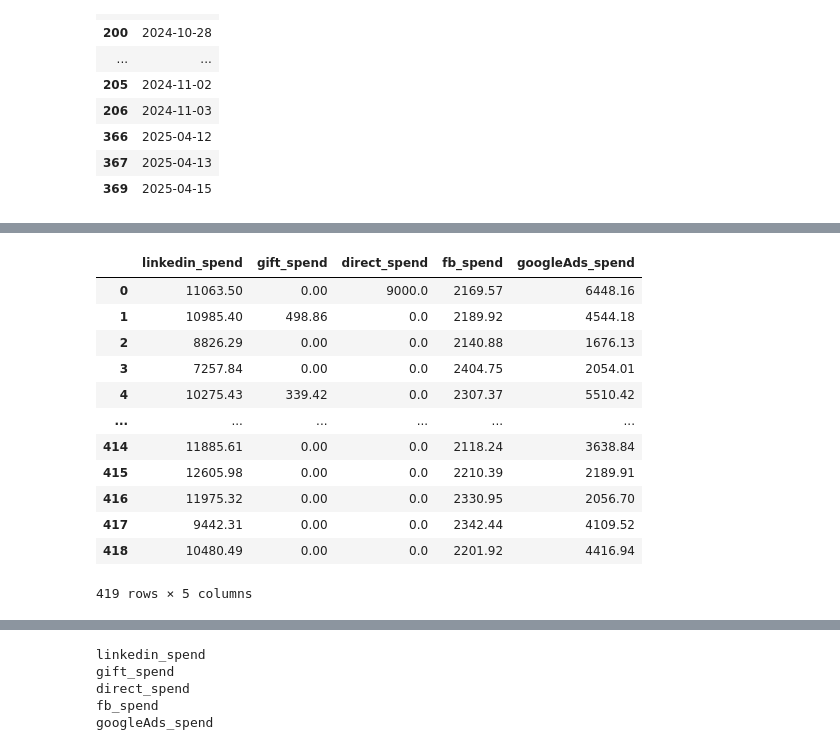
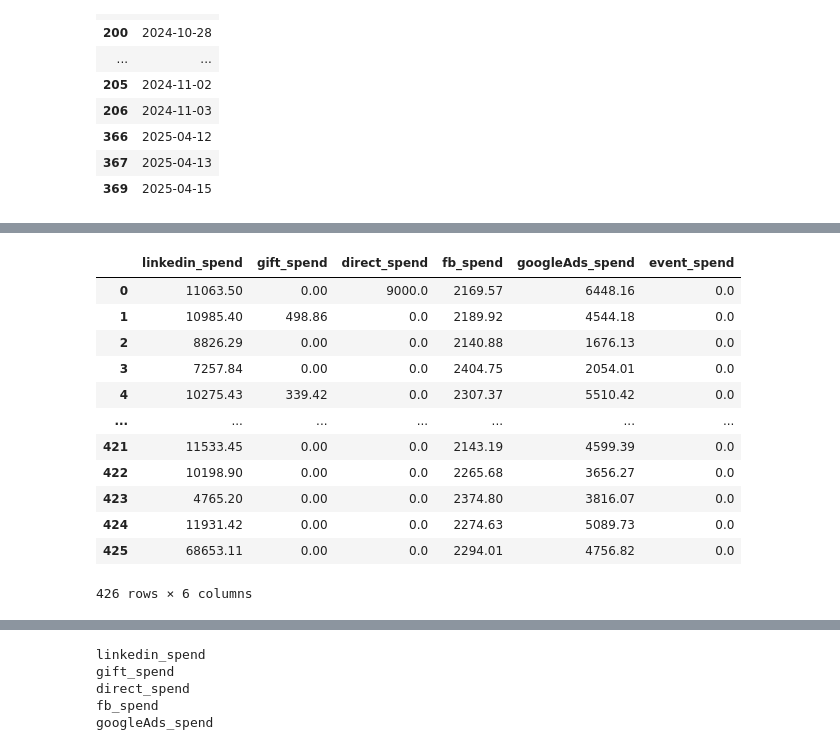
Before and after one commit to claire-danaher-dept/impact-mmm, a Jupyter notebook: dataReview.ipynb, the cells around one changed output, grey strips where cells are left out. Cells and saved outputs as stored; diff of their text form; code cells hidden in the pictures.

```diff
--- a/dataReview.ipynb
+++ b/dataReview.ipynb
@@ -562,3 +537,0 @@ combined
-# %%
-# Filter for GA3 data
-combined = combined[combined['date']<pd.Timestamp('2025-06-04').date()]
@@ -619,9 +588,3 @@ See the caveats in the documentation: https://pandas.pydata.org/pandas-docs/stab
-# %%
-spendVars = ['gift_spend', 'direct_spend', 'fb_spend', 'googleAds_spend', 'event_spend']
-for var in spendVars:
-    if combined[var].dtype != float:
-        print(combined[var].dtype)
-        combined[var] = combined[var].apply(lambda x: x.replace(',','').replace('$',''))
 # %%
 gaSpend_missing = combined[combined['googleAds_spend'].isnull()==True]
 gaSpend_missing[['date']]
@@ -655,11 +618,11 @@ fb_missing[['date']]
 | 367 | 2025-04-13 |
 | 369 | 2025-04-15 |
 # %%
-spendVars = ['gift_spend', 'direct_spend', 'fb_spend', 'googleAds_spend', 'event_spend']
-for var in spendVars:
-    if combined[var].dtype != float:
-        print(combined[var].dtype)
-        combined[var] = combined[var].apply(lambda x: x.replace(',','').replace('$',''))
+# spendVars = ['gift_spend', 'direct_spend', 'fb_spend', 'googleAds_spend', 'event_spend']
+# for var in spendVars:
+#     if combined[var].dtype != float:
+#         print(combined[var].dtype)
+#         combined[var] = combined[var].apply(lambda x: x.replace(',','').replace('$',''))
 # %%
 combined[combined['event_spend']>0]
 # %% [output]
@@ -679,4 +642,4 @@ combined[combined['event_spend']>0]
 # %%
-naFillVars = ['fb_spend', 'gift_spend', 'fb_impressions', 'fb_clicks','googleAds_spend', 'email_opened_cnt', 'gift_spend', 'event_spend', 'direct_spend']
+naFillVars = ['fb_spend', 'gift_spend', 'fb_impressions', 'fb_clicks','googleAds_spend', 'email_opened_cnt', 'gift_spend', 'direct_spend','event_spend']
 for var in naFillVars:
     combined[var] = combined[var].fillna(0)
@@ -689,19 +652,19 @@ See the caveats in the documentation: https://pandas.pydata.org/pandas-docs/stab
 # %%
-combined[['linkedin_spend', 'gift_spend', 'direct_spend', 'fb_spend', 'googleAds_spend']]
+combined[['linkedin_spend', 'gift_spend', 'direct_spend', 'fb_spend', 'googleAds_spend','event_spend']]
 # %% [output]
-|  | linkedin_spend | gift_spend | direct_spend | fb_spend | googleAds_spend |
-| 0 | 11063.50 | 0.00 | 9000.0 | 2169.57 | 6448.16 |
-| 1 | 10985.40 | 498.86 | 0.0 | 2189.92 | 4544.18 |
-| 2 | 8826.29 | 0.00 | 0.0 | 2140.88 | 1676.13 |
-| 3 | 7257.84 | 0.00 | 0.0 | 2404.75 | 2054.01 |
-| 4 | 10275.43 | 339.42 | 0.0 | 2307.37 | 5510.42 |
-| ... | ... | ... | ... | ... | ... |
-| 414 | 11885.61 | 0.00 | 0.0 | 2118.24 | 3638.84 |
-| 415 | 12605.98 | 0.00 | 0.0 | 2210.39 | 2189.91 |
-| 416 | 11975.32 | 0.00 | 0.0 | 2330.95 | 2056.70 |
-| 417 | 9442.31 | 0.00 | 0.0 | 2342.44 | 4109.52 |
-| 418 | 10480.49 | 0.00 | 0.0 | 2201.92 | 4416.94 |
+|  | linkedin_spend | gift_spend | direct_spend | fb_spend | googleAds_spend | event_spend |
+| 0 | 11063.50 | 0.00 | 9000.0 | 2169.57 | 6448.16 | 0.0 |
+| 1 | 10985.40 | 498.86 | 0.0 | 2189.92 | 4544.18 | 0.0 |
+| 2 | 8826.29 | 0.00 | 0.0 | 2140.88 | 1676.13 | 0.0 |
+| 3 | 7257.84 | 0.00 | 0.0 | 2404.75 | 2054.01 | 0.0 |
+| 4 | 10275.43 | 339.42 | 0.0 | 2307.37 | 5510.42 | 0.0 |
+| ... | ... | ... | ... | ... | ... | ... |
+| 421 | 11533.45 | 0.00 | 0.0 | 2143.19 | 4599.39 | 0.0 |
+| 422 | 10198.90 | 0.00 | 0.0 | 2265.68 | 3656.27 | 0.0 |
+| 423 | 4765.20 | 0.00 | 0.0 | 2374.80 | 3816.07 | 0.0 |
+| 424 | 11931.42 | 0.00 | 0.0 | 2274.63 | 5089.73 | 0.0 |
+| 425 | 68653.11 | 0.00 | 0.0 | 2294.01 | 4756.82 | 0.0 |
-419 rows × 5 columns
+426 rows × 6 columns
 # %%
 combined.loc[:, spendVars].sum()
 # %% [output]
```
Also changed, not shown: parts of 61 cells of this notebook, 14 other files.
